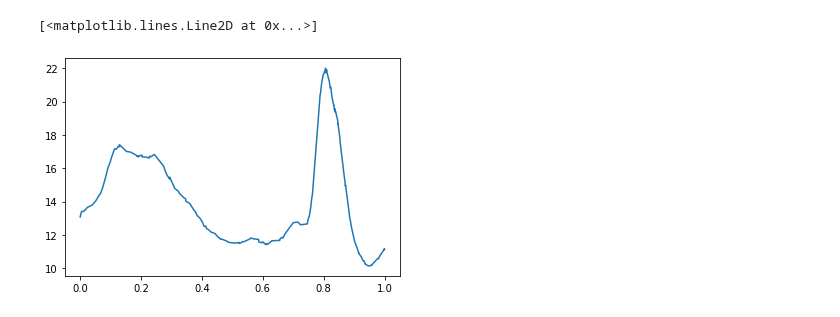
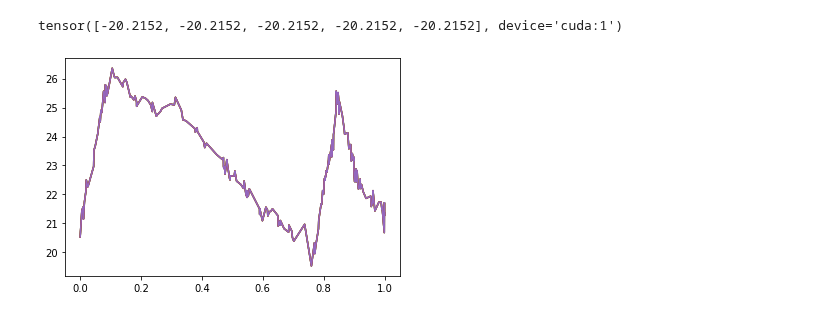
Before and after one commit to NinelK/CopulaGP, a Jupyter notebook: notebooks/vine/Vine.ipynb, the cells around one changed output. Cells and saved outputs as stored; diff of their text form; code cells hidden in the pictures.

```diff
--- a/notebooks/vine/Vine.ipynb
+++ b/notebooks/vine/Vine.ipynb
@@ -41,12 +41,17 @@ plt.imshow(-WAICs[:50,:50])
 # %%
-dataset_name = f"{conf.path2data}/ST260_Day1_standard.pkl"
-X,Y = utils.standard_loader(dataset_name)
+dataset_name = f"{conf.path2data}/ST260_Day1_respS_gV.pkl"#{exp_postfix}.pkl"
+with open(dataset_name,'rb') as f:
+    data = pkl.load(f)
+X = data['X']
+Y = data['Y']
+# X,Y = utils.standard_loader(dataset_name)
 N_points = 200
-train_x = torch.tensor(X, device='cuda:0').float()
-train_x = train_x[torch.randperm(train_x.numel())[:N_points]]
+train_x = torch.tensor(X, device='cuda:1').float()
+subset = torch.randperm(train_x.numel())[:N_points]
+train_x = train_x[subset]
 weight_files = lambda layer,n: f"{path_models}/layer{layer}/model_{exp_pref}_{exp_postfix}_{layer}-{layer+n+1}.pth"
 
-likelihoods, vine = vine.load(models_lists, weight_files, train_x)
+likelihoods, vine = v.load(models_lists, weight_files, train_x)
 # %%
 # [len(copula_layers[i]) for i in range(108)]
 copula_layers = vine.layers
@@ -63,7 +74,13 @@ print(c1,c,c1/c,c-c1)
 # %%
 # with open(f"{home}/results/D1UxFU_vine.pkl","wb") as f:
 #     pkl.dump([copula_layers,vine],f)
-mc_size=2000
+mc_size=1500
 sem_tol = 0.1
-%time entropy = vine.entropy(sem_tol=sem_tol, mc_size=mc_size, v=True)
+entropies = torch.zeros_like(train_x).expand(torch.Size([5])+train_x.shape)
+for i in range(5):
+    _, vine = v.load(models_lists, weight_files, train_x, gp_particles=torch.Size([50]))
+    print(vine.layers[0][0].theta[0][0],vine.layers[0][0].theta[0].mean())
+    %time entropy = vine.entropy(sem_tol=sem_tol, mc_size=mc_size, v=True)
+    print(entropy[0],entropy.mean())
+    entropies[i] = entropy.clone()
 # %% [output]
@@ -75,9 +107,27 @@ Wall time: 3min 19s
+# %%
+entropy[:,0]
+# %% [output]
+tensor([-20.2152, -20.2152, -20.2152, -20.2152, -20.2152], device='cuda:1')
+# %%
+# x = data['Xr'][subset.cpu().numpy()]
+# order = np.argsort(x)
+# x = x[order]
+# plt.plot(x,-entropy.cpu().numpy()[order])
+# plt.plot(x,-entropyC.cpu().numpy()[order])
+# plt.xlabel('time to entering reward zone, [sec]')
+# plt.ylabel(r'$-H(Y,V|X)$')
+# plt.axvline(0,color='k')
+x = train_x.cpu().numpy()
+order = np.argsort(x)
+x = x[order]
+for i in range(5):
+    y = -entropy[i].cpu().numpy()[order]
+    plt.plot(x,y)
+# %% [output]
+[figure, added]
 # %%
 x = train_x.cpu().numpy()
 order = np.argsort(x)
 x = x[order]
 y = -entropy.cpu().numpy()[order]
 plt.plot(x,y)
-# %% [output]
-[<matplotlib.lines.Line2D at 0x...>]
-[figure, removed]
```
Also changed, not shown: parts of 13 cells of this notebook, 3 other files.
